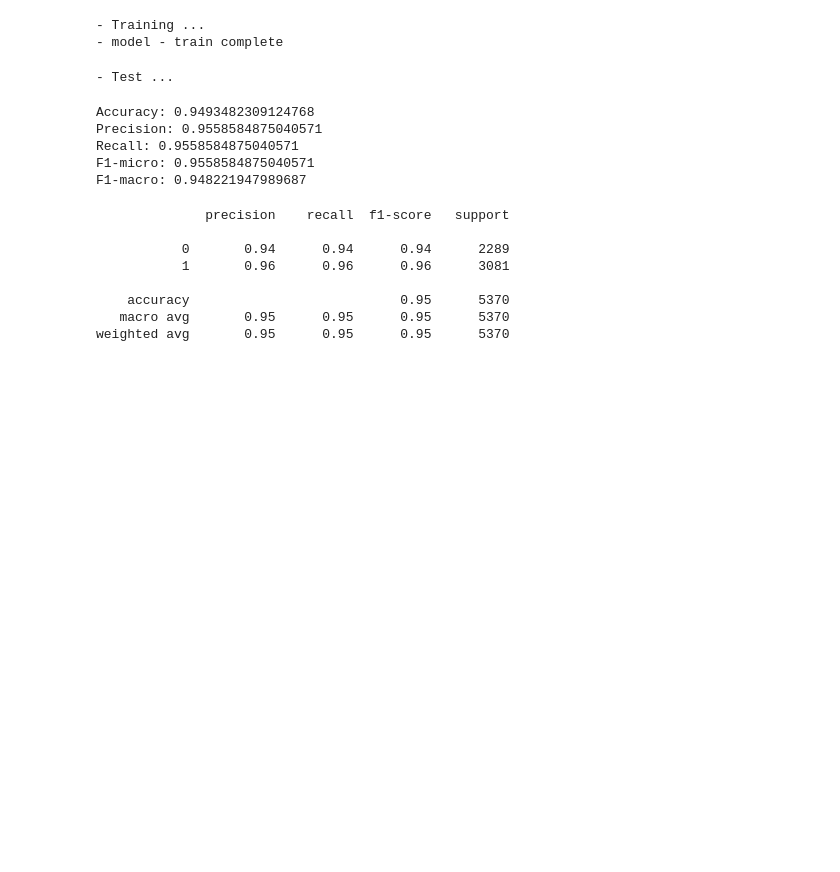
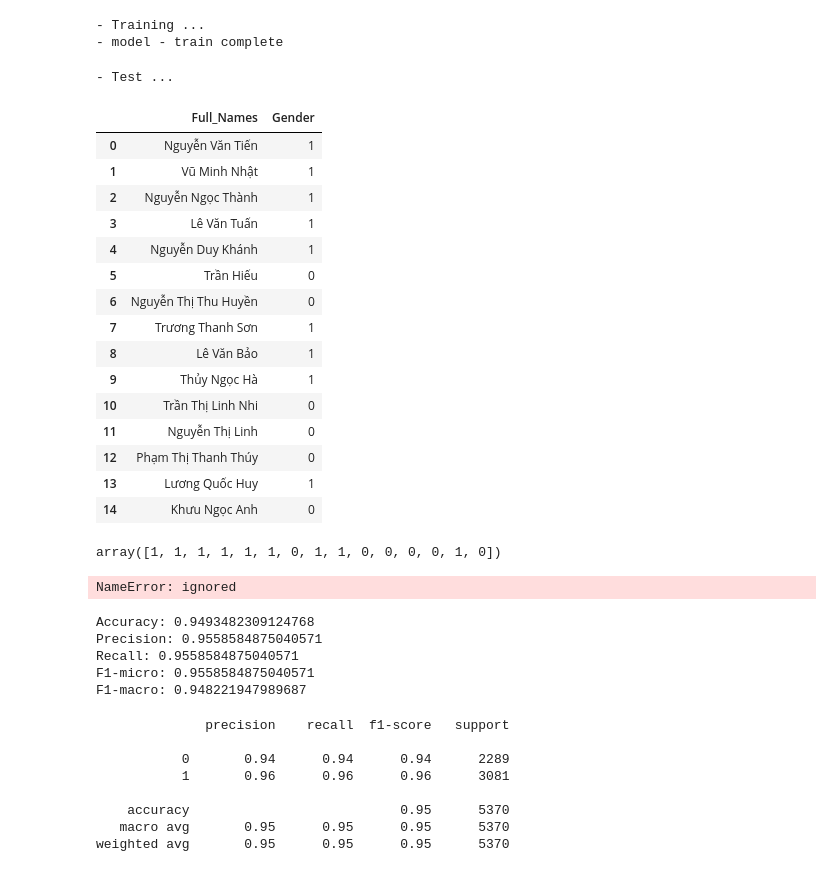
Before and after one commit to khacphuong2503/Machine-Learning, a Jupyter notebook: Đồ_án.ipynb, the cells around one changed output. Drawn from its saved outputs; the diff is of its cells as text; code cells hidden in the pictures; blank space fills up the shorter version.

```diff
--- a/Đồ_án.ipynb
+++ b/Đồ_án.ipynb
@@ -161,3 +124,26 @@ clf.score(X_test,y_test)
 Pre_clf=clf.predict(X_test)
 # %% [output]
 - Test ...
+# %%
+File_Test[:15]
+# %% [output]
+|  | Full_Names | Gender |
+| 0 | Nguyễn Văn Tiến | 1 |
+| 1 | Vũ Minh Nhật | 1 |
+| 2 | Nguyễn Ngọc Thành | 1 |
+| 3 | Lê Văn Tuấn | 1 |
+| 4 | Nguyễn Duy Khánh | 1 |
+| 5 | Trần Hiếu | 0 |
+| 6 | Nguyễn Thị Thu Huyền | 0 |
+| 7 | Trương Thanh Sơn | 1 |
+| 8 | Lê Văn Bảo | 1 |
+| 9 | Thủy Ngọc Hà | 1 |
+| 10 | Trần Thị Linh Nhi | 0 |
+| 11 | Nguyễn Thị Linh | 0 |
+| 12 | Phạm Thị Thanh Thúy | 0 |
+| 13 | Lương Quốc Huy | 1 |
+| 14 | Khưu Ngọc Anh | 0 |
+# %%
+Pre_clf[:15]
+# %% [output]
+array([1, 1, 1, 1, 1, 1, 0, 1, 1, 0, 0, 0, 0, 1, 0])
@@ -166,3 +172,7 @@ Out_CSV(Pre_clf,"outNB")
+# %%
+arr_true
+# %% [output]
+NameError: ignored
 # %%
 from sklearn.metrics import accuracy_score, precision_score, recall_score, f1_score, confusion_matrix
 print("Accuracy: " + str(accuracy_score(y_test, Pre_clf)))
```
Also changed, not shown: parts of 52 cells of this notebook.
